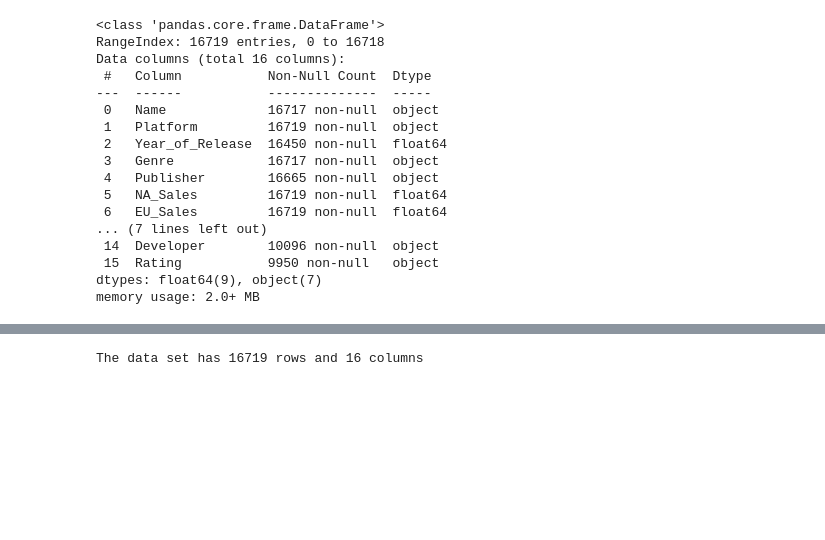
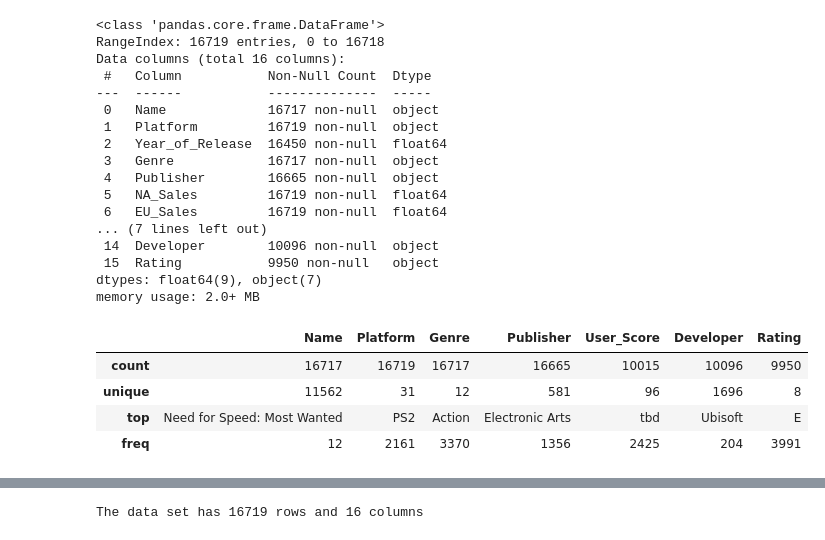
Before and after one commit to Sba23037/CristinaPriolo_DVizHDip_CA1, a Jupyter notebook: CristinaPriolo_DVizHDip_CA1.ipynb, the cells around one changed output, grey strips where cells are left out. Cells and saved outputs as stored; diff of their text form; code cells hidden in the pictures; blank space fills up the shorter version.

```diff
--- a/CristinaPriolo_DVizHDip_CA1.ipynb
+++ b/CristinaPriolo_DVizHDip_CA1.ipynb
@@ -35,3 +35,11 @@ Data columns (total 16 columns):
  15  Rating           9950 non-null   object
 dtypes: float64(9), object(7)
 memory usage: 2.0+ MB
+# %%
+df.describe(include=object)
+# %% [output]
+|  | Name | Platform | Genre | Publisher | User_Score | Developer | Rating |
+| count | 16717 | 16719 | 16717 | 16665 | 10015 | 10096 | 9950 |
+| unique | 11562 | 31 | 12 | 581 | 96 | 1696 | 8 |
+| top | Need for Speed: Most Wanted | PS2 | Action | Electronic Arts | tbd | Ubisoft | E |
+| freq | 12 | 2161 | 3370 | 1356 | 2425 | 204 | 3991 |
```
Also changed, not shown: parts of 34 cells of this notebook.
